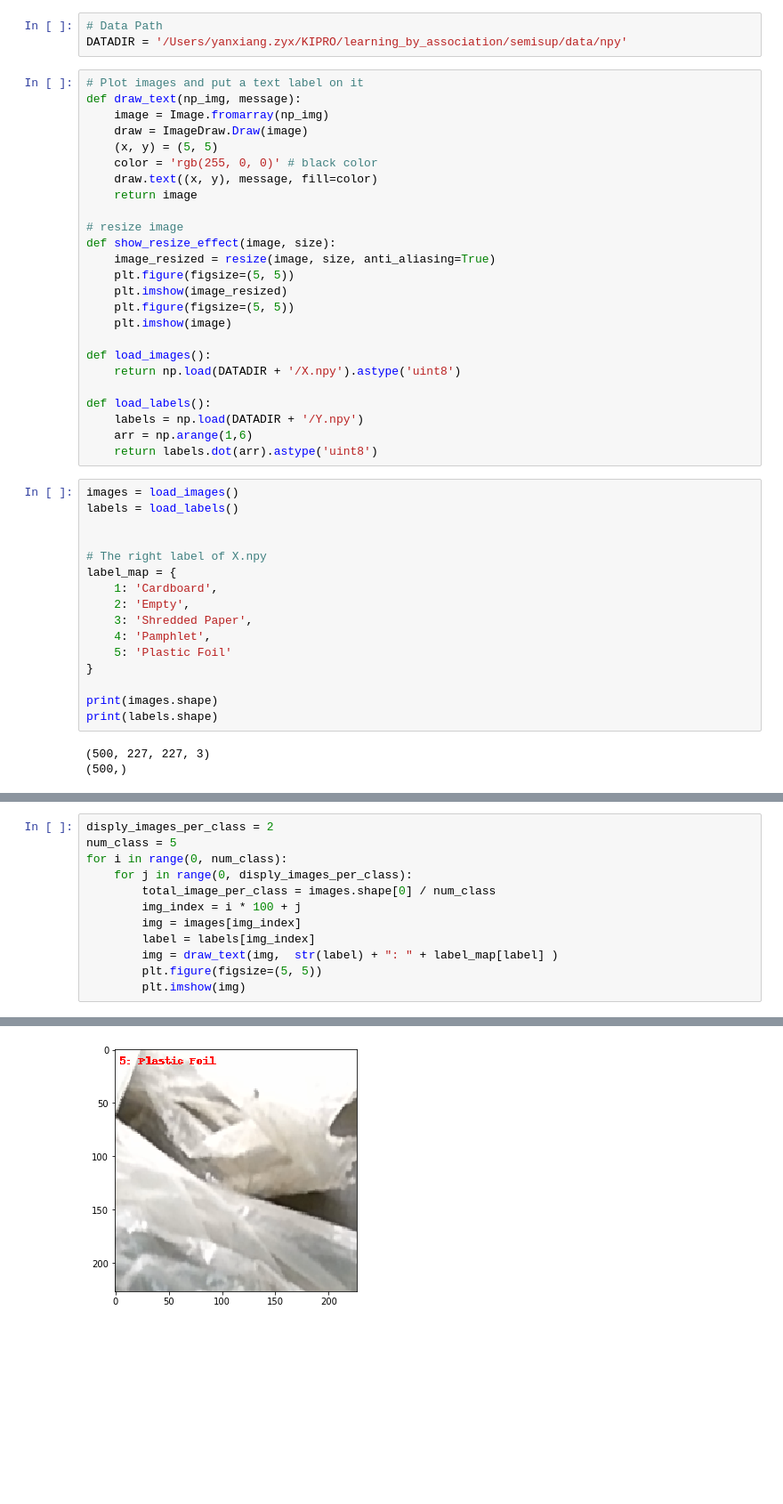
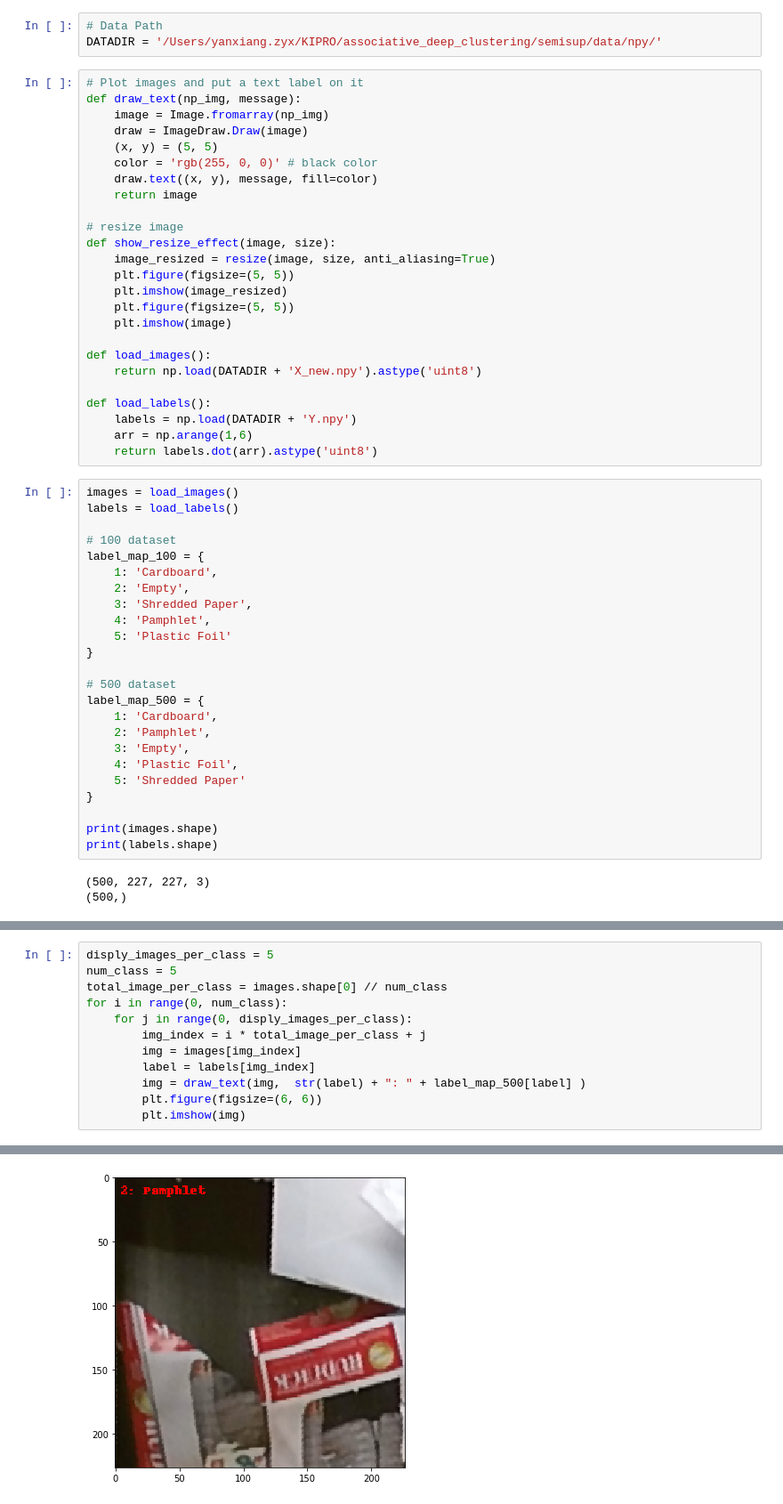
Before and after one commit to yxzhan/associative_deep_clustering, a Jupyter notebook: semisup/material_data_visualization.ipynb, the cells around one changed output, grey strips where cells are left out. Shown at 89% size. Drawn from its saved outputs; the diff is of its cells as text; blank space fills up the shorter version.

```diff
--- a/semisup/material_data_visualization.ipynb
+++ b/semisup/material_data_visualization.ipynb
@@ -20,7 +20,7 @@ from skimage.transform import rescale, resize, downscale_local_mean
 %matplotlib inline
 # %%
 # Data Path
-DATADIR = '/Users/yanxiang.zyx/KIPRO/learning_by_association/semisup/data/npy'
+DATADIR = '/Users/yanxiang.zyx/KIPRO/associative_deep_clustering/semisup/data/npy/'
 # %%
 # Plot images and put a text label on it
 def draw_text(np_img, message):
@@ -40,19 +40,18 @@ def show_resize_effect(image, size):
     plt.imshow(image)
 
 def load_images():
-    return np.load(DATADIR + '/X.npy').astype('uint8')
+    return np.load(DATADIR + 'X_new.npy').astype('uint8')
 
 def load_labels():
-    labels = np.load(DATADIR + '/Y.npy')
+    labels = np.load(DATADIR + 'Y.npy')
     arr = np.arange(1,6)
     return labels.dot(arr).astype('uint8')
 # %%
 images = load_images()
 labels = load_labels()
 
-
-# The right label of X.npy
-label_map = {
+# 100 dataset
+label_map_100 = {
     1: 'Cardboard',
     2: 'Empty',
     3: 'Shredded Paper',
@@ -60,6 +59,15 @@ label_map = {
     5: 'Plastic Foil'
 }
 
+# 500 dataset
+label_map_500 = {
+    1: 'Cardboard',
+    2: 'Pamphlet',
+    3: 'Empty',
+    4: 'Plastic Foil',
+    5: 'Shredded Paper'
+}
+
 print(images.shape)
 print(labels.shape)
 # %% [output]
@@ -68,13 +86,13 @@ print(labels.shape)
 # %%
-disply_images_per_class = 2
+disply_images_per_class = 5
 num_class = 5
+total_image_per_class = images.shape[0] // num_class
 for i in range(0, num_class):
     for j in range(0, disply_images_per_class):
-        total_image_per_class = images.shape[0] / num_class
-        img_index = i * 100 + j
+        img_index = i * total_image_per_class + j
         img = images[img_index]
         label = labels[img_index]
-        img = draw_text(img,  str(label) + ": " + label_map[label] )
-        plt.figure(figsize=(5, 5))
+        img = draw_text(img,  str(label) + ": " + label_map_500[label] )
+        plt.figure(figsize=(6, 6))
         plt.imshow(img)
 # %% [output]
@@ -90 +108 @@ for i in range(0, num_class):
-[figure, old version]
+[figure, new version]
```
Also changed, not shown: parts of 5 cells of this notebook, 3 other files.
